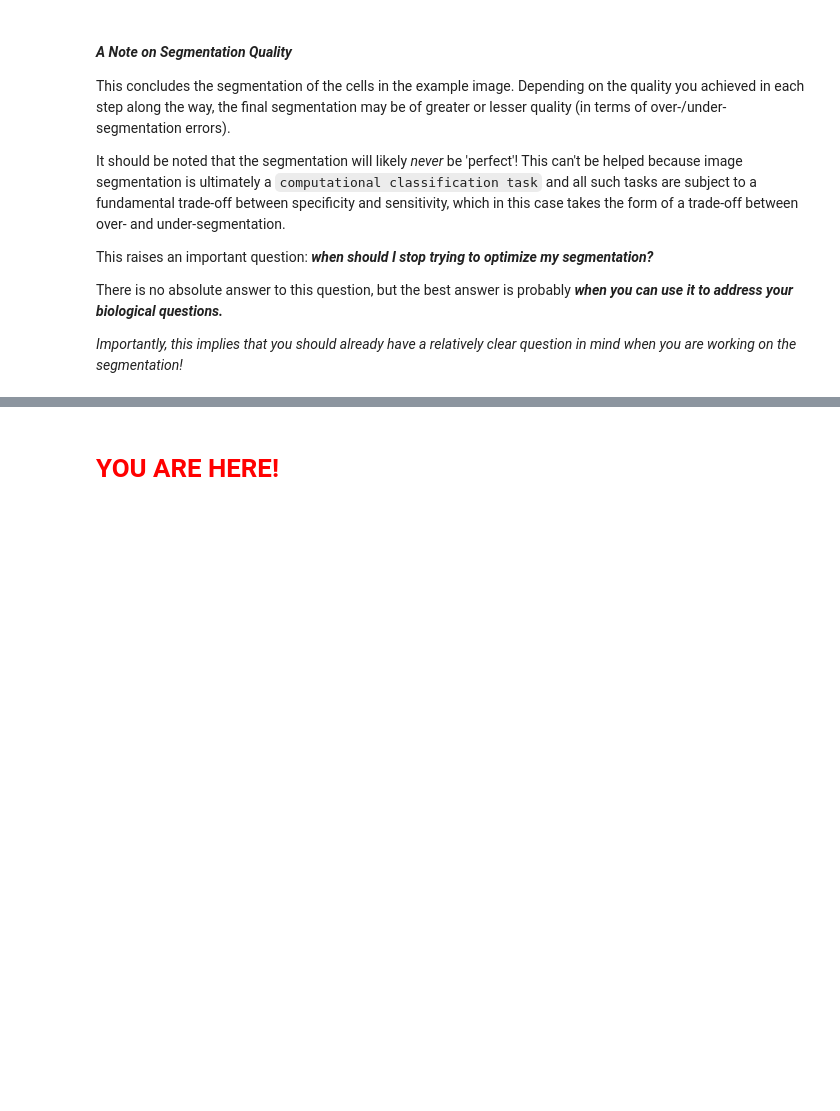
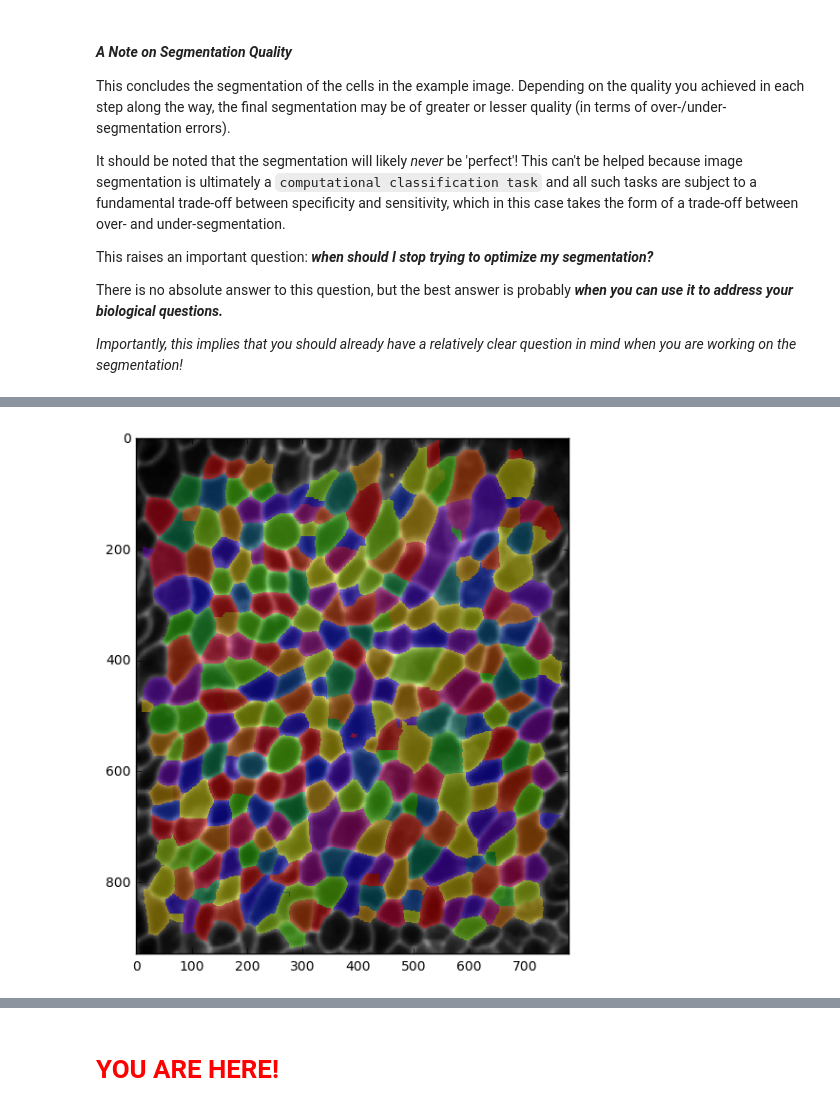
Before and after one commit to tobyhodges/python-workshop-image-processing, a Jupyter notebook: main_tutorial/tutorial_pipeline_solutions.ipynb, the cells around one changed output, grey strips where cells are left out. Saved outputs shown, nothing was run; the diff lists cells and outputs as text; code cells hidden in the pictures; blank space fills up the shorter version.

Commit message:
Modernized postprocessing and cell edge sections.

```diff
--- a/main_tutorial/tutorial_pipeline_solutions.ipynb
+++ b/main_tutorial/tutorial_pipeline_solutions.ipynb
@@ -446,0 +455,52 @@ There is no absolute answer to this question, but the best answer is probably **
+# %%
+# (i) Create image border mask
+# We need some way to check if a cell is at the border. For this, we generate a 'mask' of the image border,
+# i.e. a Boolean array of the same size as the image where only the border pixels are set to `1` and all
+# others to `0`, like this:
+#   1 1 1 1 1
+#   1 0 0 0 1
+#   1 0 0 0 1
+#   1 0 0 0 1
+#   1 1 1 1 1
+# There are multiple ways of generating this mask, for example by erosion or by array indexing.
+# It is up to you to find a way to do it.
+boundary_mask = np.ones(ws.shape,dtype=np.bool)
+boundary_mask = np.logical_not(ndi.binary_erosion(boundary_mask,border_value=0))
+
+
+# (ii) 'Delete' the cells at the border:
+# Note: When modifying a segmentation (in this case by deleting some cells), it makes sense
+#       to work on a copy of the array, not on the original. This avoids unexpected behaviors,
+#       especially within jupyter notebooks. Use the function np.copy to copy an array.
+clean_ws = np.copy(ws)
+
+# Iterate over all cells in the segmentation. Use a for-loop and the function np.unique;
+# remember that each cell in our segmentation is labeled with a different integer.
+for cell_ID in np.unique(ws):
+
+    # For each cell, test if it has pixels touching the image boundary or not. Use the border mask
+    # from above in this step. It is up to you to find a way to do this.
+    cell_mask = ws==cell_ID                                           # Mask of the current cell
+    cell_boundary_overlap = np.logical_and(cell_mask,boundary_mask)   # Overlap of cell mask and boundary mask
+    total_overlapping_pixels = np.sum(cell_boundary_overlap)          # Sum overlapping pixels
+    if total_overlapping_pixels > 0:                                  # If there are overlapping pixels, delete the cell
+
+        # 'Delete' the cells that touch the image boundary by setting their pixels to 0.
+        clean_ws[cell_mask] = 0
+
+
+# OPTIONAL: re-label the remaining cells to keep the numbering consistant from 1 to N (with 0 as background).
+for new_ID,cell_ID in enumerate(np.unique(clean_ws)[1:]):  # The [1:] excludes 0 from the list (background)!
+    clean_ws[clean_ws==cell_ID] = new_ID+1                 # The same here for the +1
+
+
+# (iii) Visualize the result
+# Show the result as transparent overlay over the original/blurred image.
+# Here you have to combine alpha (to show cells transparently) and 'np.ma.array'
+# (to hide empty space where the border cells were deleted).
+plt.figure(figsize=(7,7))
+plt.imshow(green_smooth, interpolation='none', cmap='gray')
+plt.imshow(np.ma.array(clean_ws,mask=clean_ws==0),interpolation='none',cmap='prism',alpha=0.4)
+plt.show()
+# %% [output]
+[figure, added]
```
Also changed, not shown: parts of 19 cells of this notebook, 1 other file.
